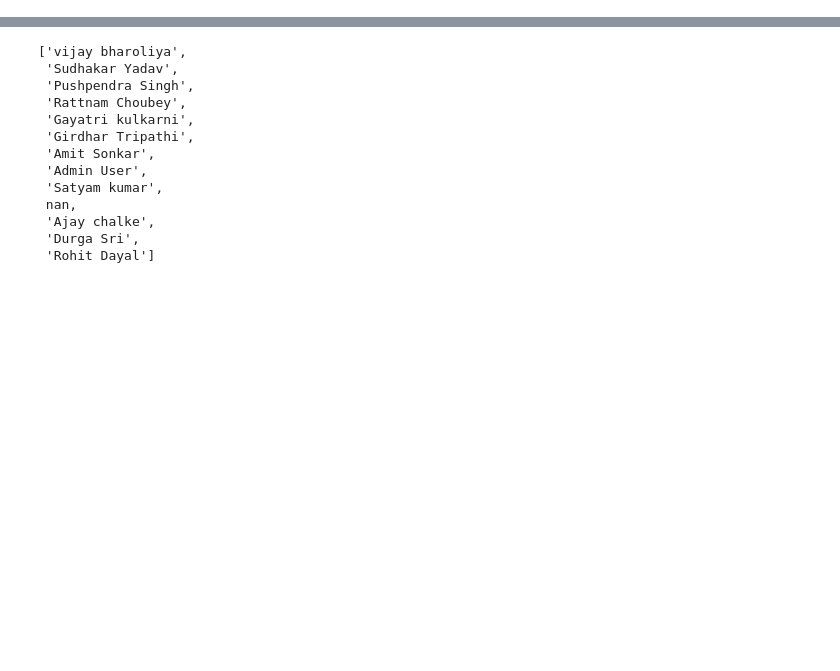
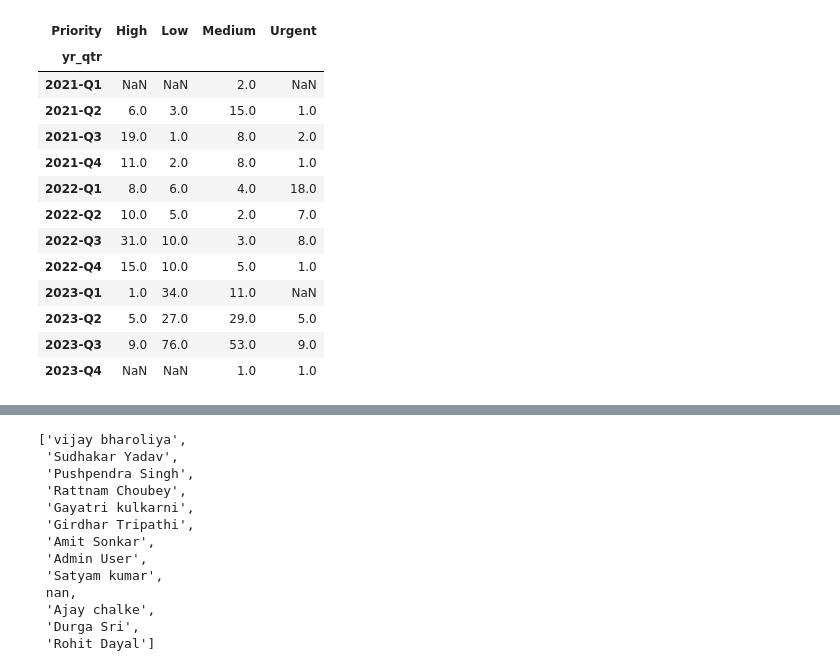
Before and after one commit to ratankj/streamlit_accen_tickets, a Jupyter notebook: code_stremlit.ipynb, the cells around one changed output, grey strips where cells are left out. Cells and saved outputs as stored; diff of their text form; code cells hidden in the pictures; blank space fills up the shorter version.

```diff
--- a/code_stremlit.ipynb
+++ b/code_stremlit.ipynb
@@ -18,0 +88,19 @@ ticket_df.head()
+# %%
+df_yr_qtr=ticket_df.groupby(['yr_qtr','Priority'])['Ticket No'].count().unstack()
+df_yr_qtr=pd.DataFrame(df_yr_qtr)
+df_yr_qtr
+# %% [output]
+| Priority | High | Low | Medium | Urgent |
+| yr_qtr |  |  |  |  |
+| 2021-Q1 | NaN | NaN | 2.0 | NaN |
+| 2021-Q2 | 6.0 | 3.0 | 15.0 | 1.0 |
+| 2021-Q3 | 19.0 | 1.0 | 8.0 | 2.0 |
+| 2021-Q4 | 11.0 | 2.0 | 8.0 | 1.0 |
+| 2022-Q1 | 8.0 | 6.0 | 4.0 | 18.0 |
+| 2022-Q2 | 10.0 | 5.0 | 2.0 | 7.0 |
+| 2022-Q3 | 31.0 | 10.0 | 3.0 | 8.0 |
+| 2022-Q4 | 15.0 | 10.0 | 5.0 | 1.0 |
+| 2023-Q1 | 1.0 | 34.0 | 11.0 | NaN |
+| 2023-Q2 | 5.0 | 27.0 | 29.0 | 5.0 |
+| 2023-Q3 | 9.0 | 76.0 | 53.0 | 9.0 |
+| 2023-Q4 | NaN | NaN | 1.0 | 1.0 |
```
Also changed, not shown: parts of 24 cells of this notebook, 2 other files.
